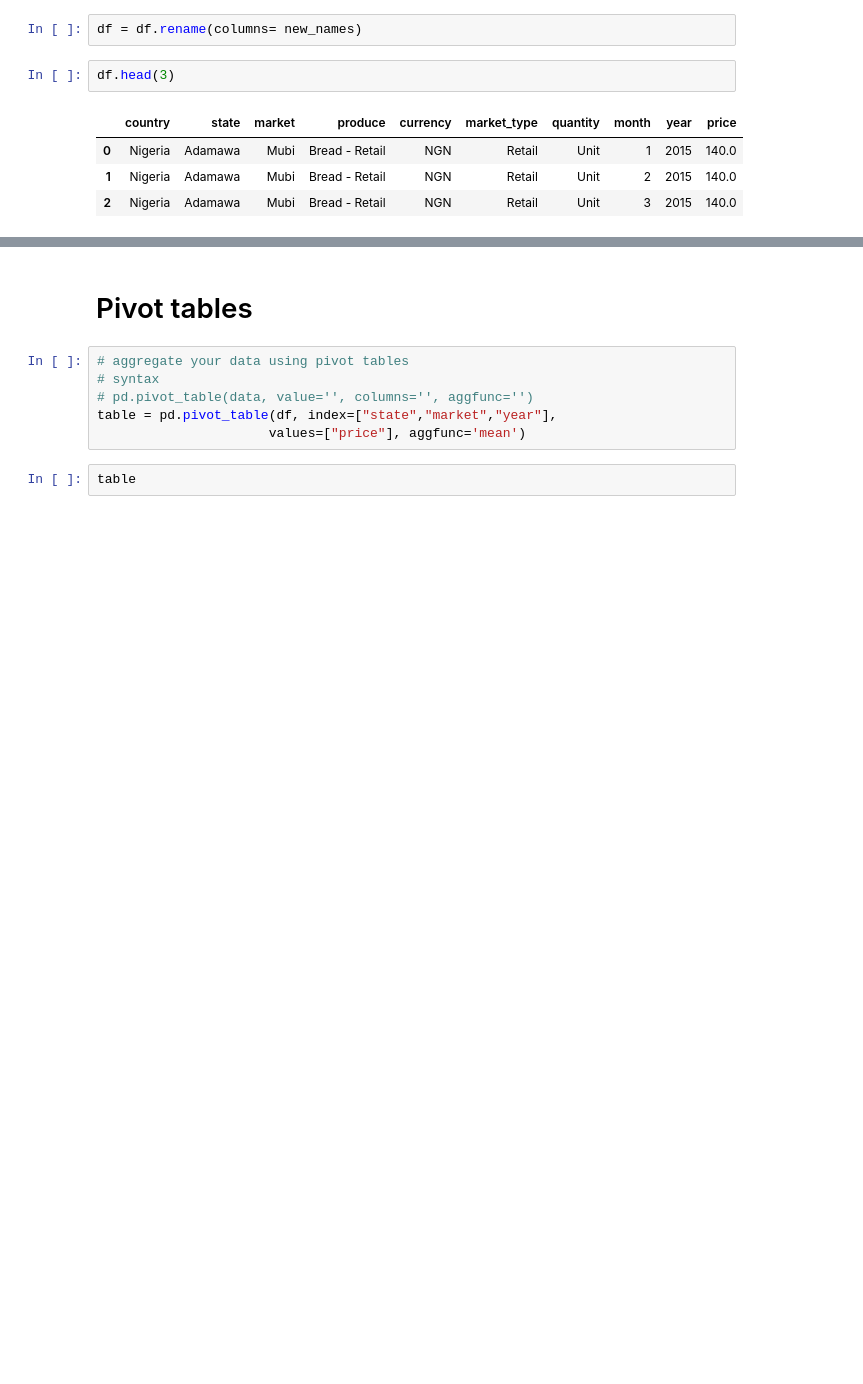
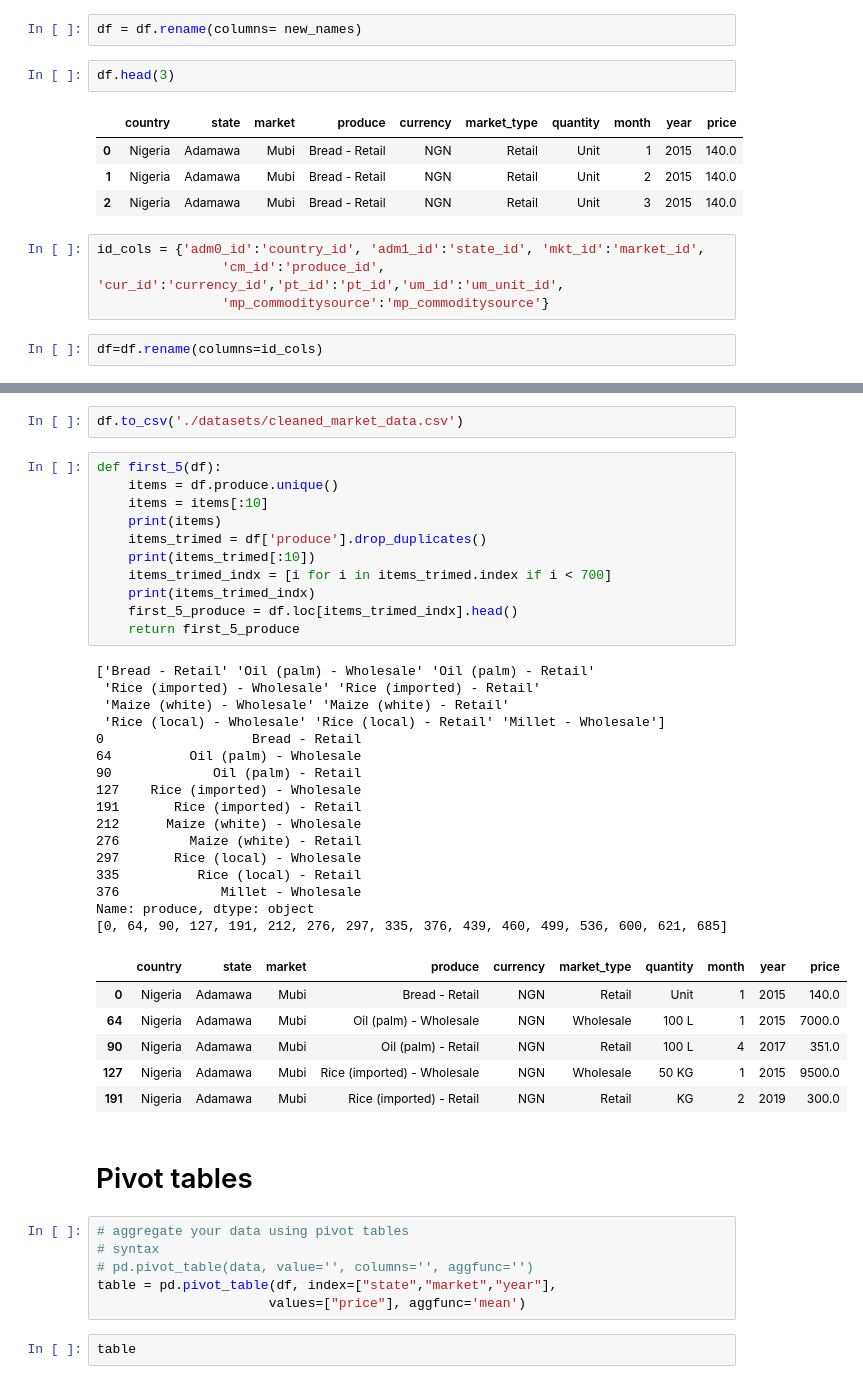
Before and after one commit to Jogwums/streamlit-food-prices, a Jupyter notebook: worksheet.ipynb, the cells around one changed output, grey strips where cells are left out. Saved outputs shown, nothing was run; the diff lists cells and outputs as text; blank space fills up the shorter version.

Commit message:
cleaned first data table to show unique products

```diff
--- a/worksheet.ipynb
+++ b/worksheet.ipynb
@@ -106,3 +106,9 @@ df.head(3)
 | 0 | Nigeria | Adamawa | Mubi | Bread - Retail | NGN | Retail | Unit | 1 | 2015 | 140.0 |
 | 1 | Nigeria | Adamawa | Mubi | Bread - Retail | NGN | Retail | Unit | 2 | 2015 | 140.0 |
 | 2 | Nigeria | Adamawa | Mubi | Bread - Retail | NGN | Retail | Unit | 3 | 2015 | 140.0 |
+# %%
+id_cols = {'adm0_id':'country_id', 'adm1_id':'state_id', 'mkt_id':'market_id',
+                'cm_id':'produce_id', 'cur_id':'currency_id','pt_id':'pt_id','um_id':'um_unit_id',
+                'mp_commoditysource':'mp_commoditysource'}
+# %%
+df=df.rename(columns=id_cols)
@@ -109,3 +121,39 @@ df.head(3)
+# %%
+df.to_csv('./datasets/cleaned_market_data.csv')
+# %%
+def first_5(df):
+    items = df.produce.unique()
+    items = items[:10]
+    print(items)
+    items_trimed = df['produce'].drop_duplicates()
+    print(items_trimed[:10])
+    items_trimed_indx = [i for i in items_trimed.index if i < 700]
+    print(items_trimed_indx)
+    first_5_produce = df.loc[items_trimed_indx].head()
+    return first_5_produce
+# %% [output]
+['Bread - Retail' 'Oil (palm) - Wholesale' 'Oil (palm) - Retail'
+ 'Rice (imported) - Wholesale' 'Rice (imported) - Retail'
+ 'Maize (white) - Wholesale' 'Maize (white) - Retail'
+ 'Rice (local) - Wholesale' 'Rice (local) - Retail' 'Millet - Wholesale']
+0                   Bread - Retail
+64          Oil (palm) - Wholesale
+90             Oil (palm) - Retail
+127    Rice (imported) - Wholesale
+191       Rice (imported) - Retail
+212      Maize (white) - Wholesale
+276         Maize (white) - Retail
+297       Rice (local) - Wholesale
+335          Rice (local) - Retail
+376             Millet - Wholesale
+Name: produce, dtype: object
+[0, 64, 90, 127, 191, 212, 276, 297, 335, 376, 439, 460, 499, 536, 600, 621, 685]
+|  | country | state | market | produce | currency | market_type | quantity | month | year | price |
+| 0 | Nigeria | Adamawa | Mubi | Bread - Retail | NGN | Retail | Unit | 1 | 2015 | 140.0 |
+| 64 | Nigeria | Adamawa | Mubi | Oil (palm) - Wholesale | NGN | Wholesale | 100 L | 1 | 2015 | 7000.0 |
+| 90 | Nigeria | Adamawa | Mubi | Oil (palm) - Retail | NGN | Retail | 100 L | 4 | 2017 | 351.0 |
+| 127 | Nigeria | Adamawa | Mubi | Rice (imported) - Wholesale | NGN | Wholesale | 50 KG | 1 | 2015 | 9500.0 |
+| 191 | Nigeria | Adamawa | Mubi | Rice (imported) - Retail | NGN | Retail | KG | 2 | 2019 | 300.0 |
 # %% [markdown]
 # Pivot tables
 # %%
```
Also changed, not shown: parts of 1 cell of this notebook, 2 other files.
